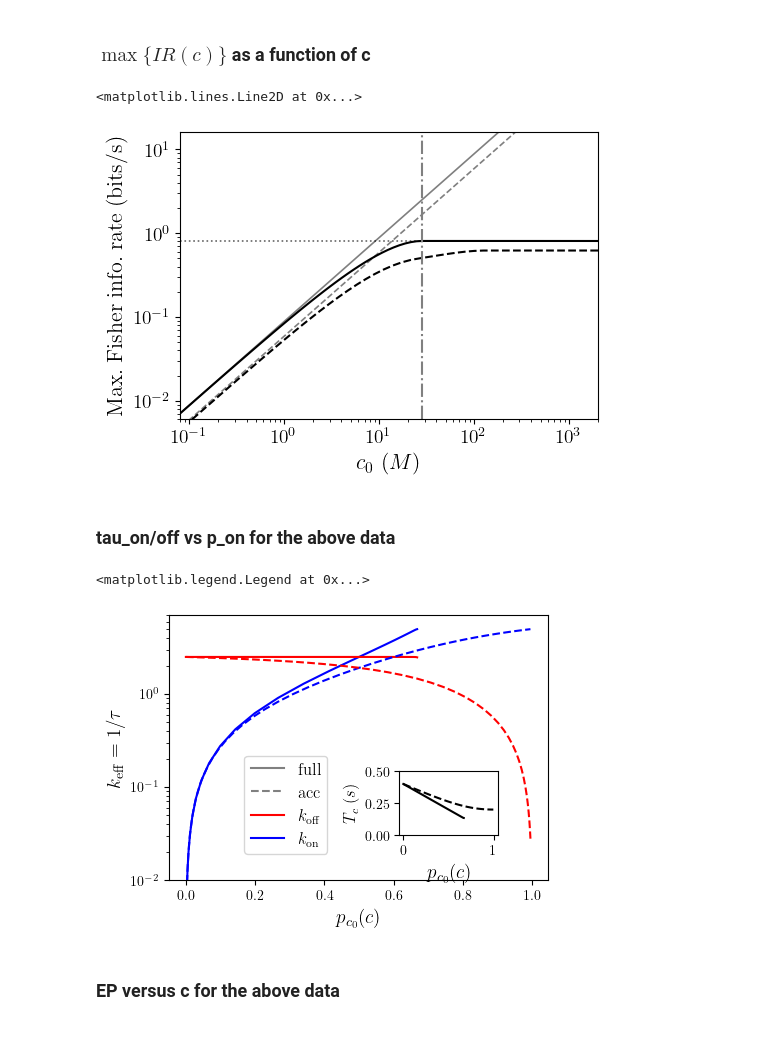
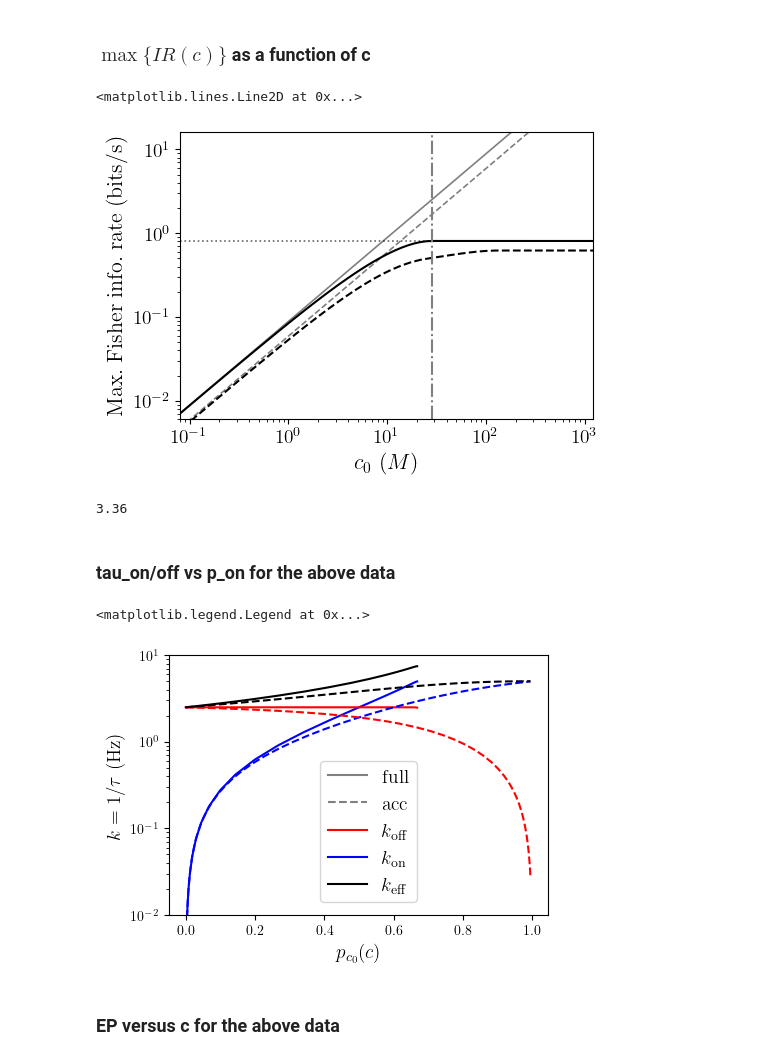
Before and after one commit to ta-rekt/LLROpt.jl, a Jupyter notebook: dev.ipynb, the cells around one changed output. Drawn from its saved outputs; the diff is of its cells as text; code cells hidden in the pictures.

```diff
--- a/dev.ipynb
+++ b/dev.ipynb
@@ -2925,5 +2933,8 @@ ax.plot(pons, tbs)
 [figure]
 # %% [markdown]
 ### Retrying with deterministic fisher information and new specificity def.
+# %%
+dirname = "20250515/fir-spec-w-g-lowc"
+kg, kw = 2, 2
 # %%
 # dirname = "20250505/fir-spec-run1"
@@ -3026,0 +3037,3 @@ fig.savefig('{}/.julia/dev/LLROpt/plots/{}/fir-vs-specificity.pdf'.format(os.env
+# %%
+dirname = "20250515/fir-spec-w-g-lowc"
+kg, kw = 2, 2
@@ -5246,9 +5308,13 @@ taubmax = tauon + tauoff
 ax.axhline(y=1/(taubmax+2.5**2/25), color="black", linestyle="dotted", alpha=0.6,lw=1.2)
 
 ax.set_ylim(6e-3, 16)
-ax.set_xlim(8e-2, 2e3)
+ax.set_xlim(8e-2, 1.2e3)
 # ax.legend(loc=(0.45, 0.08), fontsize=14)
 ax.axvline(x=0.503*5/0.0888, linestyle='dashdot', color="gray", label="$$")
 # %% [output]
 <matplotlib.lines.Line2D at 0x...>
-[figure, old version]
+[figure, new version]
+# %%
+5.6*0.6
+# %% [output]
+3.36
@@ -5292,10 +5360,11 @@ fig, ax = plt.subplots(1,1, figsize=figsize, layout="constrained")
 
 left, bottom, width, height = [0.66, 0.3, 0.22, 0.2]
 
-inset = fig.add_axes([left, bottom, width, height])
-inset.set_ylim(0, 0.5)
-inset.set_ylabel("$T_c\;(s)$",fontsize=12)
-inset.set_xlabel(r"$p_{c_0}(c)$", fontsize=14)
+# ax = fig.add_axes([left, bottom, width, height])
+# ax = ax.twinx()
+# ax.set_ylim(0, 0.5)
+ax.set_ylabel("$T_c\;(s)$",fontsize=14)
+# ax.set_xlabel(r"$p_{c_0}(c)$", fontsize=14)
 
 for i in [0,1]:
     k = ks[i]
@@ -5304,37 +5373,41 @@ for i in [0,1]:
     data, params = utils.get_data(dirname, whichf)
     nparams = params["nparams"]
     cvals = np.logspace(-2, 4, k)
 
     tauons = np.zeros(k)
     tauoffs = np.zeros(k)
     pons = np.zeros(k)
 
     logweights = np.array(data[c_flyinds[i]][:nedges])
     kboff, konu, kbon,  koffu, kuoff, konb,  kuon,  koffb = 10**logweights
 
     for j, c in enumerate(cvals):
         tauoffs[j] = 1/(c*kboff) + 1/konb
         tauons[j] = 1/koffu + 1/kuon + (c *kbon)/(koffu *kuon)
         pons[j] = tauons[j] / (tauons[j] + tauoffs[j])
 
     ax.plot(pons, 1/tauoffs, color=colors_on[i], label=labels[i], linestyle=linestyles[i])
     ax.plot(pons, 1/tauons, color=colors_off[i], linestyle=linestyles[i])
 
-    inset.plot(pons, 1/(1/tauons + 1/tauoffs), color="black", linestyle=linestyles[i])
+    ax.plot(pons, (1/tauons + 1/tauoffs), color="black", linestyle=linestyles[i])
 
 ax.set_yscale('log')
-ax.set_ylim(1e-2,7)
-ax.set_ylabel(r"$k_{\rm eff}=1/\tau$", fontsize=14)
+ax.set_yscale('log')
+ax.set_ylim(1e-2,10)
+# ax.set_ylim(1e-2,7)
+ax.set_ylabel(r"$k=1/\tau \rm \;(Hz)$", fontsize=14)
 ax.set_xlabel(r"$p_{c_0}(c)$", fontsize=14)
 ax.legend((Line2D([0], [0], linestyle='solid', color='gray'),
            Line2D([0], [0], linestyle='dashed', color='gray'),
            Line2D([0], [0], linestyle='solid', color='red'),
-           Line2D([0], [0], linestyle='solid', color='blue')),
+           Line2D([0], [0], linestyle='solid', color='blue'),
+           Line2D([0], [0], linestyle='solid', color='black')),
            (r"$\rm{full}$",
             r"$\rm{acc}$",
             r"$k_{\rm off}$",
-            r"$k_{\rm on}$"), loc=(0.2,0.1), fontsize=12)
+            r"$k_{\rm on}$",
+            r"$k_{\rm eff}$"), loc=(0.4,0.05), fontsize=14)
 # %% [output]
 <matplotlib.legend.Legend at 0x...>
-[figure, old version]
+[figure, new version]
 # %%
```
Also changed, not shown: parts of 35 cells of this notebook, 34 other files.
